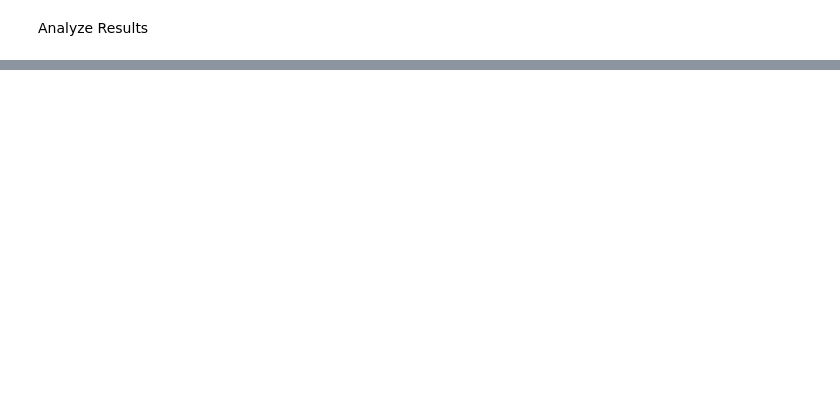
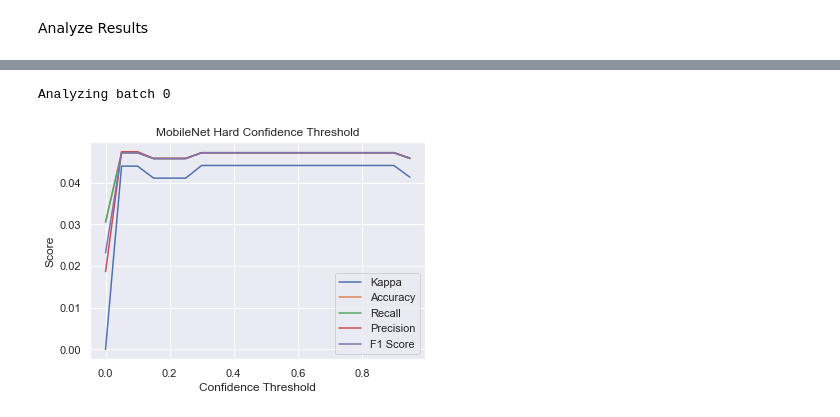
Before and after one commit to html1101/Gun-Detection-GUI, a Jupyter notebook: Models/GeneralModel.ipynb, the cells around one changed output, grey strips where cells are left out. Drawn from its saved outputs; the diff is of its cells as text; code cells hidden in the pictures; blank space fills up the shorter version.

```diff
--- a/Models/GeneralModel.ipynb
+++ b/Models/GeneralModel.ipynb
@@ -345,0 +312,40 @@ f_1:          [0.         0.76923077]
+# %%
+# For a batch, find the best confidence threshold.
+
+x_points = np.arange(0, 1, 0.05)
+y_point1 = np.zeros(len(x_points))
+y_point2 = np.zeros(len(x_points))
+y_point3 = np.zeros(len(x_points))
+y_point4 = np.zeros(len(x_points))
+y_point5 = np.zeros(len(x_points))
+batch = 0
+for images, labels in val_ds.take(300):
+    print(F"Analyzing batch {batch}")
+    label_pred = model.predict(images)
+    x_point = 0
+    for thresh in x_points:
+        y_point1[x_point] += (metrics.cohen_kappa_score(labels, [i[1] > thresh for i in label_pred])) / len(x_points)
+        y_point2[x_point] += (metrics.accuracy_score(labels, [i[1] > thresh for i in label_pred])) / len(x_points)
+        y_point3[x_point] += (metrics.recall_score(labels, [i[1] > thresh for i in label_pred], average='weighted')) / len(x_points)
+        y_point4[x_point] += (metrics.precision_score(labels, [i[1] > thresh for i in label_pred], average='weighted', zero_division=0)) / len(x_points)
+        y_point5[x_point] += (metrics.f1_score(labels, [i[1] > thresh for i in label_pred], average='weighted')) / len(x_points)
+        x_point += 1
+    batch += 1
+
+fig, ax = plt.subplots()
+plot_1, = plt.plot(x_points, y_point1, label = "Kappa")
+plot_2, = plt.plot(x_points, y_point2, label = "Accuracy")
+plot_3, = plt.plot(x_points, y_point3, label = "Recall")
+plot_4, = plt.plot(x_points, y_point4, label = "Precision")
+plot_5, = plt.plot(x_points, y_point5, label = "F1 Score")
+ax.legend(handles=[plot_1, plot_2, plot_3, plot_4, plot_5])
+plt.xlabel("Confidence Threshold")
+plt.ylabel("Score")
+plt.title(F"{MODEL} Hard Confidence Threshold")
+
+plt.savefig(F"{MODEL}_hard_confthresh.png")
+
+plt.show()
+# %% [output]
+Analyzing batch 0
+[figure, added]
```
Also changed, not shown: parts of 11 cells of this notebook, 17 other files.
